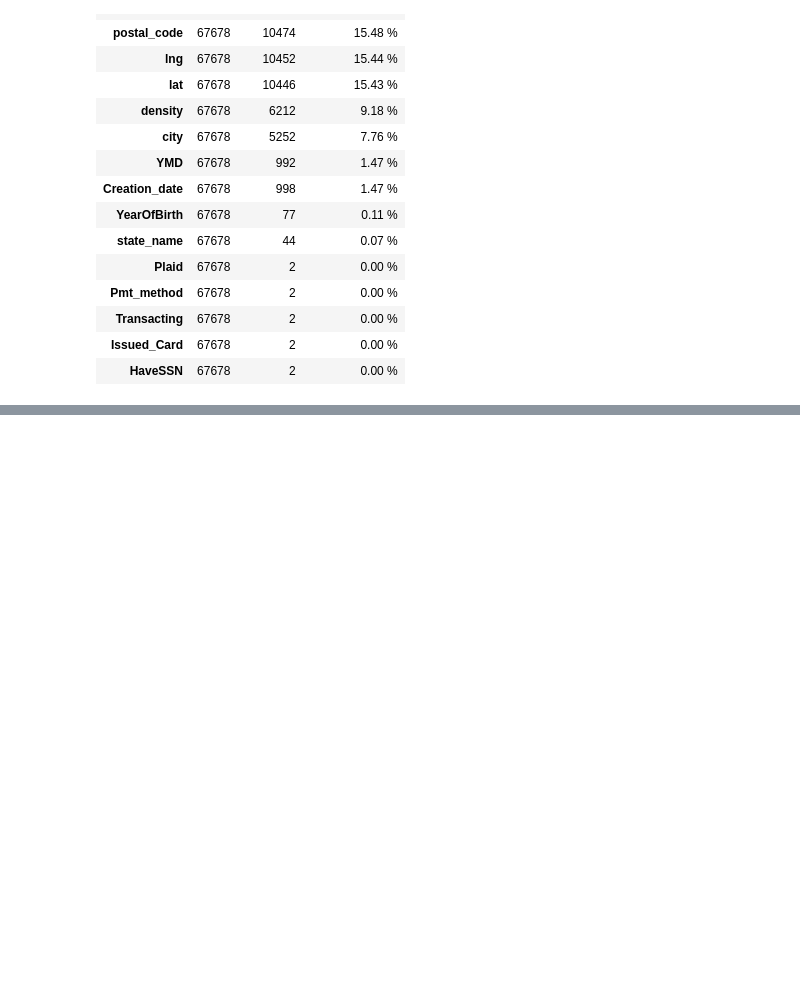
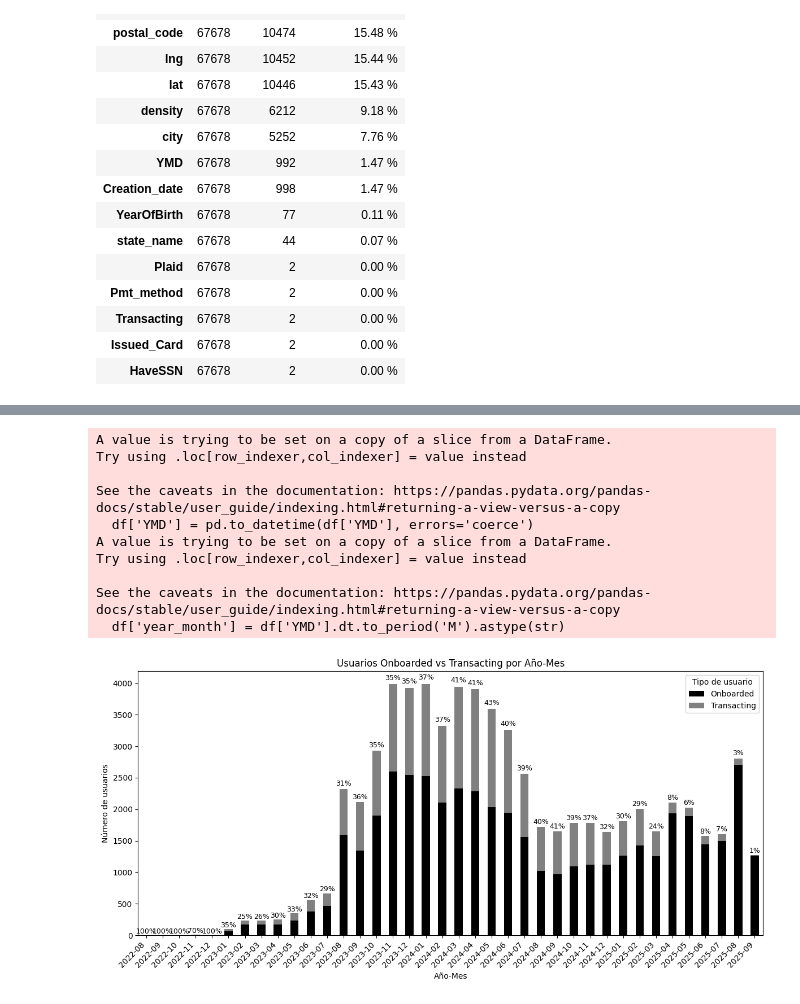
Before and after one commit to christiangarza1505813/Tesina, a Jupyter notebook: Model/model.ipynb, the cells around one changed output, grey strips where cells are left out. Saved outputs shown, nothing was run; the diff lists cells and outputs as text; code cells hidden in the pictures; blank space fills up the shorter version.

```diff
--- a/Model/model.ipynb
+++ b/Model/model.ipynb
@@ -126,0 +197,58 @@ display(sty)
+# %%
+
+
+# --- 1) Asegura que la columna YMD sea datetime
+df['YMD'] = pd.to_datetime(df['YMD'], errors='coerce')
+
+# --- 2) Crea columna Año-Mes (YYYY-MM)
+df['year_month'] = df['YMD'].dt.to_period('M').astype(str)
+
+# --- 3) Agrupa por mes y Transacting
+counts = (df.groupby(['year_month','Transacting'])
+            .size()
+            .reset_index(name='n_usuarios'))
+
+# --- 4) Pivot para graficar
+pivot = counts.pivot(index='year_month', columns='Transacting', values='n_usuarios').fillna(0)
+pivot.columns = ['Onboarded','Transacting']
+
+# --- 5) % transaccionales
+pivot['% Transacting'] = (pivot['Transacting'] / (pivot['Onboarded'] + pivot['Transacting'])) * 100
+
+# --- 6) Gráfico de barras apiladas
+ax = pivot[['Onboarded','Transacting']].plot(
+    kind='bar', stacked=True, figsize=(12,6),
+    color=['black','grey']
+)
+
+# --- 7) Agregar etiquetas de % (redondeado a 0 decimales)
+for idx, (onb, tra, pct) in enumerate(zip(pivot['Onboarded'], pivot['Transacting'], pivot['% Transacting'])):
+    total = onb + tra
+    if total > 0:
+        ax.text(
+            idx, total + total*0.01,
+            f"{pct:.0f}%",          # ← redondeado a enteros
+            ha='center', va='bottom',
+            fontsize=9, color='black'
+        )
+
+# --- 8) Detalles del gráfico
+plt.title("Usuarios Onboarded vs Transacting por Año-Mes")
+plt.xlabel("Año-Mes")
+plt.ylabel("Número de usuarios")
+plt.xticks(rotation=45, ha='right')
+plt.legend(title="Tipo de usuario")
+plt.tight_layout()
+plt.show()
+# %% [output]
+A value is trying to be set on a copy of a slice from a DataFrame.
+Try using .loc[row_indexer,col_indexer] = value instead
+
+See the caveats in the documentation: https://pandas.pydata.org/pandas-docs/stable/user_guide/indexing.html#returning-a-view-versus-a-copy
+  df['YMD'] = pd.to_datetime(df['YMD'], errors='coerce')
+A value is trying to be set on a copy of a slice from a DataFrame.
+Try using .loc[row_indexer,col_indexer] = value instead
+
+See the caveats in the documentation: https://pandas.pydata.org/pandas-docs/stable/user_guide/indexing.html#returning-a-view-versus-a-copy
+  df['year_month'] = df['YMD'].dt.to_period('M').astype(str)
+[figure, added]
```
Also changed, not shown: parts of 5 cells of this notebook.
